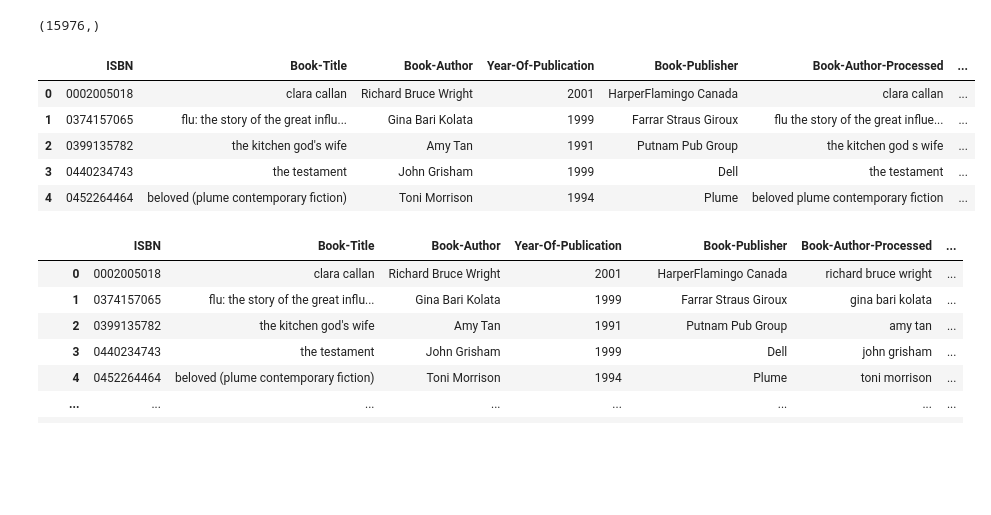
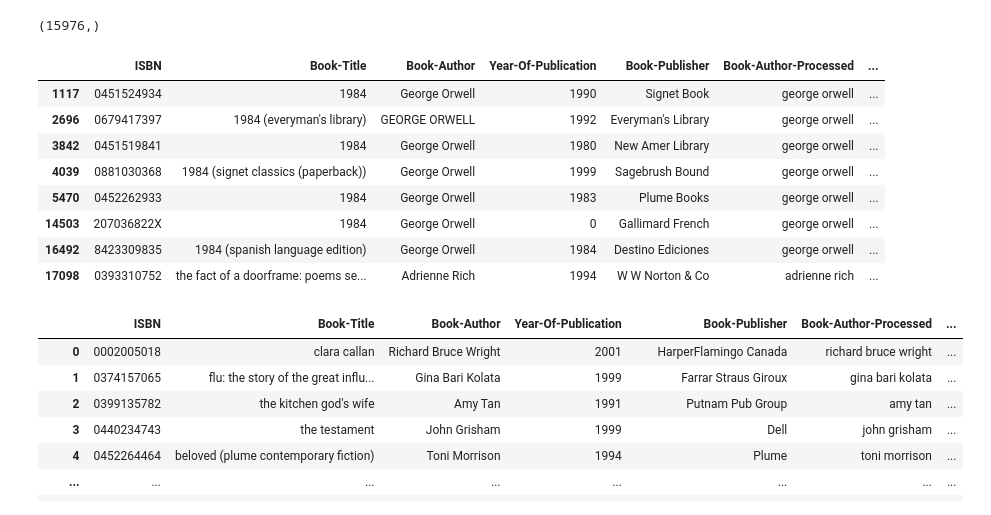
Before and after one commit to caseynator123/EDP_assigment2, a Jupyter notebook: eda/eda.ipynb, the cells around one changed output. Saved outputs shown, nothing was run; the diff lists cells and outputs as text; code cells hidden in the pictures; blank space fills up the shorter version.

```diff
--- a/eda/eda.ipynb
+++ b/eda/eda.ipynb
@@ -462,14 +462,17 @@ books["Book-Title"].unique().shape
 # %% [output]
 (15976,)
 # %%
-books.head()
+books[books["Book-Title"].str.contains("1984")]
 # %% [output]
 |  | ISBN | Book-Title | Book-Author | Year-Of-Publication | Book-Publisher | Book-Author-Processed | ... |
-| 0 | 0002005018 | clara callan | Richard Bruce Wright | 2001 | HarperFlamingo Canada | clara callan | ... |
-| 1 | 0374157065 | flu: the story of the great influ... | Gina Bari Kolata | 1999 | Farrar Straus Giroux | flu the story of the great influe... | ... |
-| 2 | 0399135782 | the kitchen god's wife | Amy Tan | 1991 | Putnam Pub Group | the kitchen god s wife | ... |
-| 3 | 0440234743 | the testament | John Grisham | 1999 | Dell | the testament | ... |
-| 4 | 0452264464 | beloved (plume contemporary fiction) | Toni Morrison | 1994 | Plume | beloved plume contemporary fiction | ... |
+| 1117 | 0451524934 | 1984 | George Orwell | 1990 | Signet Book | george orwell | ... |
+| 2696 | 0679417397 | 1984 (everyman's library) | GEORGE ORWELL | 1992 | Everyman's Library | george orwell | ... |
+| 3842 | 0451519841 | 1984 | George Orwell | 1980 | New Amer Library | george orwell | ... |
+| 4039 | 0881030368 | 1984 (signet classics (paperback)) | George Orwell | 1999 | Sagebrush Bound | george orwell | ... |
+| 5470 | 0452262933 | 1984 | George Orwell | 1983 | Plume Books | george orwell | ... |
+| 14503 | 207036822X | 1984 | George Orwell | 0 | Gallimard French | george orwell | ... |
+| 16492 | 8423309835 | 1984 (spanish language edition) | George Orwell | 1984 | Destino Ediciones | george orwell | ... |
+| 17098 | 0393310752 | the fact of a doorframe: poems se... | Adrienne Rich | 1994 | W W Norton & Co | adrienne rich | ... |
 # %%
 books["Book-Title-Processed"] = books["Book-Title"].str.lower()
 # %%
```
Also changed, not shown: parts of 1 cell of this notebook.
